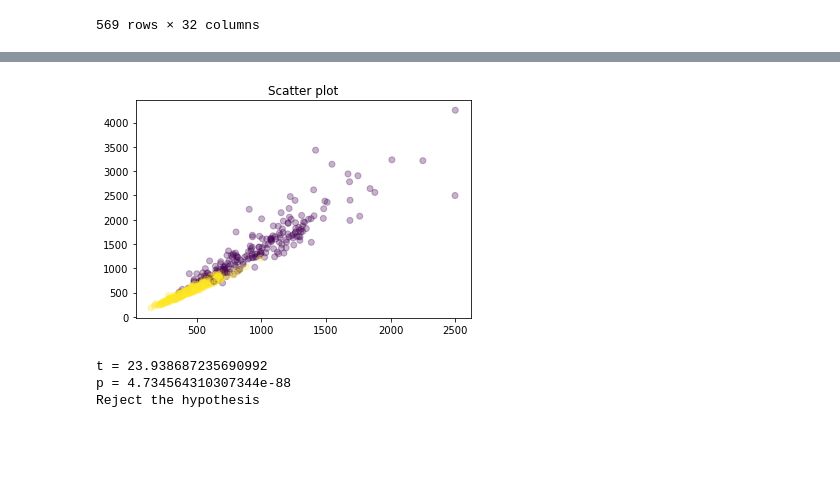
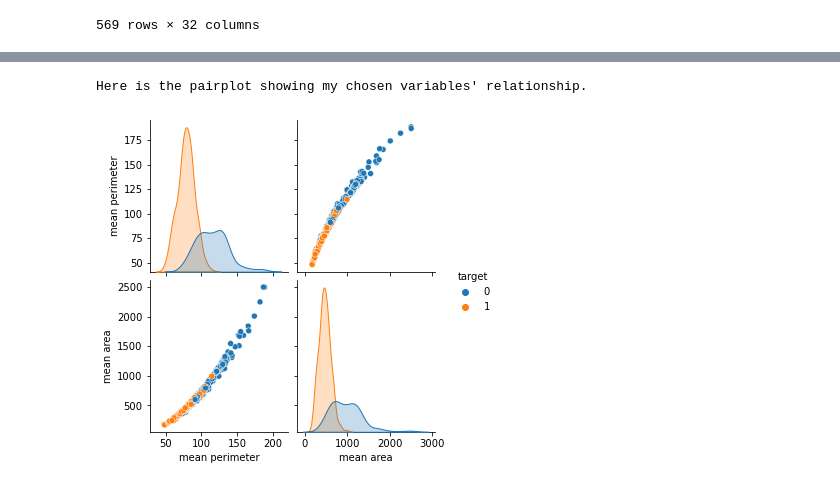
Before and after one commit to scingram1120/FDS-CourseTwo, a Jupyter notebook: Final project.ipynb, the cells around one changed output, grey strips where cells are left out. Saved outputs shown, nothing was run; the diff lists cells and outputs as text; code cells hidden in the pictures; blank space fills up the shorter version.

```diff
--- a/Final project.ipynb
+++ b/Final project.ipynb
@@ -185,30 +290,15 @@ print(cls_report)
 # %%
+def visuals(x_train,y_train):
 
-#Scatter plot
-plt.scatter(x[:,0], x[:,1], c=y, alpha =.3)
+    # combine x_train and y_train into a new dataframe
+    the_data = pd.concat([pd.DataFrame(x_train, columns=['mean perimeter', 'mean area']),
+                      pd.DataFrame(y_train, columns=['target'])], axis=1)
 
-plt.title("Scatter plot")
-#plt.legend()
-plt.show()
+    # create pairplot
+    sns.pairplot(the_data, hue='target')
-# %% [output]
-[figure, removed]
 # %%
-# Subset the data to include only malignant and benign tumors
-malignant = bcd_control[bcd_control['target'] == 0]['mean area']
-benign = bcd_control[bcd_control['target'] == 1]['mean area']
-
-# Conduct a t-test to compare the mean value of mean area for malignant and benign tumors
-t, p = stats.ttest_ind(malignant, benign)
-
-# Print the results
-print('t =', t)
-print('p =', p)
-
-if p < .0000000005:
-    print("Reject the hypothesis")
-else:
-    print("Fail to reject")
+print("Here is the pairplot showing my chosen variables' relationship.")
+my_choice_visuals = visuals(x_train_v1,y_train)
 # %% [output]
-t = 23.938687235690992
-p = 4.734564310307344e-88
-Reject the hypothesis
+Here is the pairplot showing my chosen variables' relationship.
+[figure, added]
```
Also changed, not shown: parts of 15 cells of this notebook, 4 other files.
